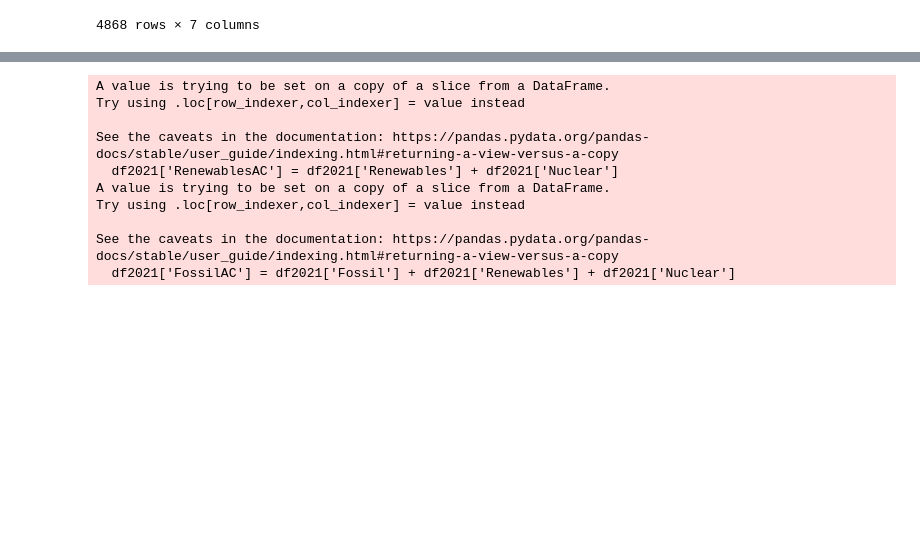
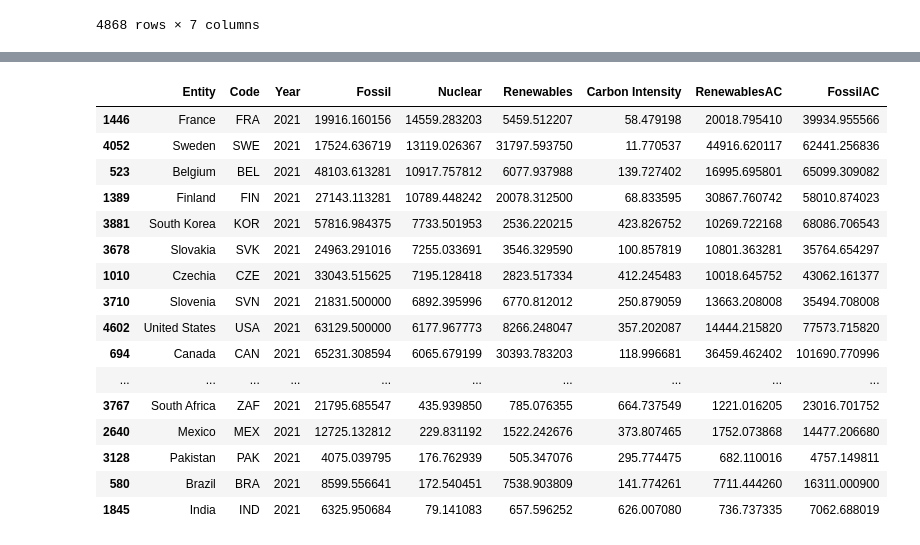
Before and after one commit to bindertomas/Portafolio, a Jupyter notebook: Energy and carbon intensity/energia.ipynb, the cells around one changed output, grey strips where cells are left out. Drawn from its saved outputs; the diff is of its cells as text; code cells hidden in the pictures; blank space fills up the shorter version.

```diff
--- a/Energy and carbon intensity/energia.ipynb
+++ b/Energy and carbon intensity/energia.ipynb
@@ -68,18 +80,26 @@ sns.lmplot(data=df2021, x="Carbon Intensity", y="Renewables")
 # %%
 df2021['RenewablesAC'] = df2021['Renewables'] + df2021['Nuclear']
 df2021['FossilAC'] = df2021['Fossil'] + df2021['Renewables'] + df2021['Nuclear']
 df2021 = df2021.sort_values('Nuclear',ascending=False)
+df2021
 # %% [output]
-A value is trying to be set on a copy of a slice from a DataFrame.
-Try using .loc[row_indexer,col_indexer] = value instead
-
-See the caveats in the documentation: https://pandas.pydata.org/pandas-docs/stable/user_guide/indexing.html#returning-a-view-versus-a-copy
-  df2021['RenewablesAC'] = df2021['Renewables'] + df2021['Nuclear']
-A value is trying to be set on a copy of a slice from a DataFrame.
-Try using .loc[row_indexer,col_indexer] = value instead
-
-See the caveats in the documentation: https://pandas.pydata.org/pandas-docs/stable/user_guide/indexing.html#returning-a-view-versus-a-copy
-  df2021['FossilAC'] = df2021['Fossil'] + df2021['Renewables'] + df2021['Nuclear']
+|  | Entity | Code | Year | Fossil | Nuclear | Renewables | Carbon Intensity | RenewablesAC | FossilAC |
+| 1446 | France | FRA | 2021 | 19916.160156 | 14559.283203 | 5459.512207 | 58.479198 | 20018.795410 | 39934.955566 |
+| 4052 | Sweden | SWE | 2021 | 17524.636719 | 13119.026367 | 31797.593750 | 11.770537 | 44916.620117 | 62441.256836 |
+| 523 | Belgium | BEL | 2021 | 48103.613281 | 10917.757812 | 6077.937988 | 139.727402 | 16995.695801 | 65099.309082 |
+| 1389 | Finland | FIN | 2021 | 27143.113281 | 10789.448242 | 20078.312500 | 68.833595 | 30867.760742 | 58010.874023 |
+| 3881 | South Korea | KOR | 2021 | 57816.984375 | 7733.501953 | 2536.220215 | 423.826752 | 10269.722168 | 68086.706543 |
+| 3678 | Slovakia | SVK | 2021 | 24963.291016 | 7255.033691 | 3546.329590 | 100.857819 | 10801.363281 | 35764.654297 |
+| 1010 | Czechia | CZE | 2021 | 33043.515625 | 7195.128418 | 2823.517334 | 412.245483 | 10018.645752 | 43062.161377 |
+| 3710 | Slovenia | SVN | 2021 | 21831.500000 | 6892.395996 | 6770.812012 | 250.879059 | 13663.208008 | 35494.708008 |
+| 4602 | United States | USA | 2021 | 63129.500000 | 6177.967773 | 8266.248047 | 357.202087 | 14444.215820 | 77573.715820 |
+| 694 | Canada | CAN | 2021 | 65231.308594 | 6065.679199 | 30393.783203 | 118.996681 | 36459.462402 | 101690.770996 |
+| ... | ... | ... | ... | ... | ... | ... | ... | ... | ... |
+| 3767 | South Africa | ZAF | 2021 | 21795.685547 | 435.939850 | 785.076355 | 664.737549 | 1221.016205 | 23016.701752 |
+| 2640 | Mexico | MEX | 2021 | 12725.132812 | 229.831192 | 1522.242676 | 373.807465 | 1752.073868 | 14477.206680 |
+| 3128 | Pakistan | PAK | 2021 | 4075.039795 | 176.762939 | 505.347076 | 295.774475 | 682.110016 | 4757.149811 |
+| 580 | Brazil | BRA | 2021 | 8599.556641 | 172.540451 | 7538.903809 | 141.774261 | 7711.444260 | 16311.000900 |
+| 1845 | India | IND | 2021 | 6325.950684 | 79.141083 | 657.596252 | 626.007080 | 736.737335 | 7062.688019 |
 # %%
 
 f, ax = plt.subplots(figsize=(9, 12))
```
Also changed, not shown: parts of 13 cells of this notebook.
